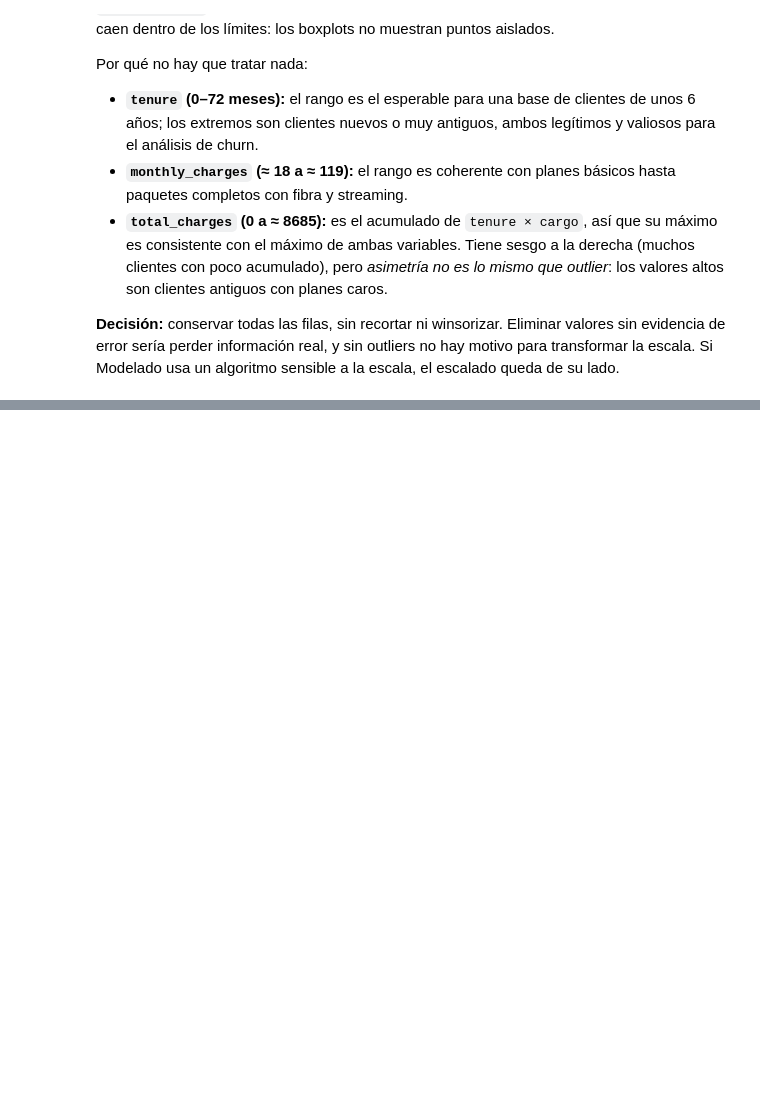
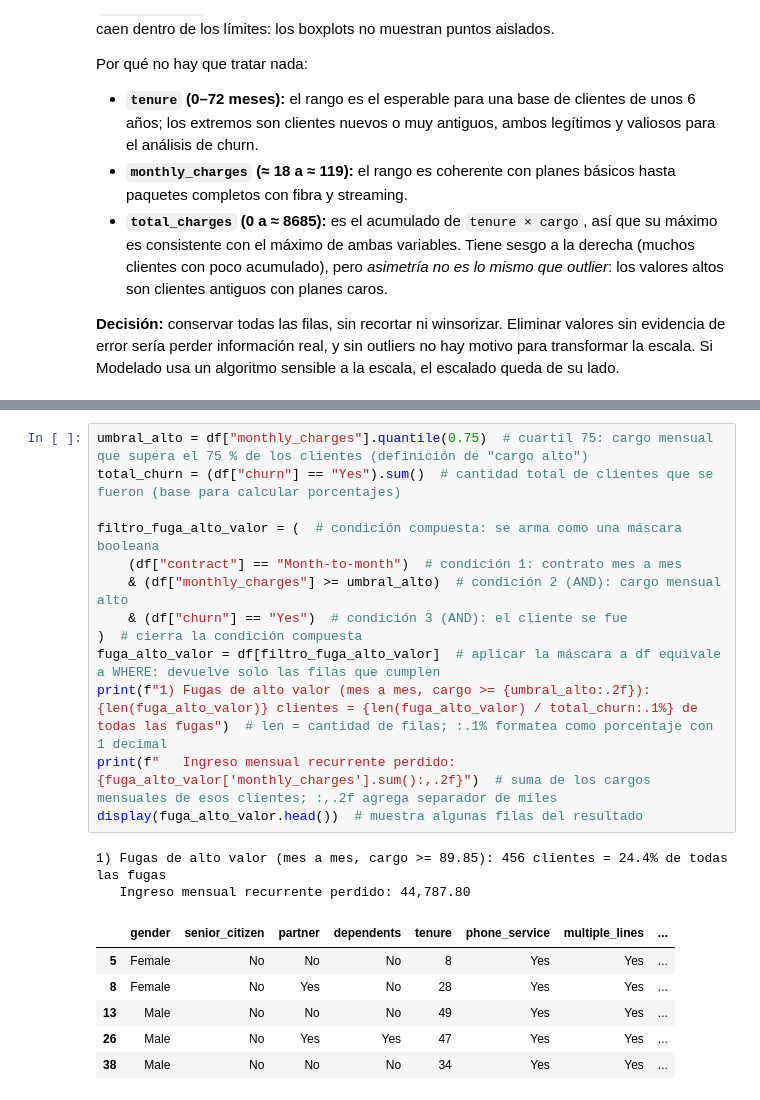
Before and after one commit to arielzamora/tpi-analisis-de-datos, a Jupyter notebook: notebooks/01_prep.ipynb, the cells around one changed output, grey strips where cells are left out. Cells and saved outputs as stored; diff of their text form; blank space fills up the shorter version.

```diff
--- a/notebooks/01_prep.ipynb
+++ b/notebooks/01_prep.ipynb
@@ -539,0 +553,22 @@ Por qué no hay que tratar nada:
+# %%
+umbral_alto = df["monthly_charges"].quantile(0.75)  # cuartil 75: cargo mensual que supera el 75 % de los clientes (definición de "cargo alto")
+total_churn = (df["churn"] == "Yes").sum()  # cantidad total de clientes que se fueron (base para calcular porcentajes)
+
+filtro_fuga_alto_valor = (  # condición compuesta: se arma como una máscara booleana
+    (df["contract"] == "Month-to-month")  # condición 1: contrato mes a mes
+    & (df["monthly_charges"] >= umbral_alto)  # condición 2 (AND): cargo mensual alto
+    & (df["churn"] == "Yes")  # condición 3 (AND): el cliente se fue
+)  # cierra la condición compuesta
+fuga_alto_valor = df[filtro_fuga_alto_valor]  # aplicar la máscara a df equivale a WHERE: devuelve solo las filas que cumplen
+print(f"1) Fugas de alto valor (mes a mes, cargo >= {umbral_alto:.2f}): {len(fuga_alto_valor)} clientes = {len(fuga_alto_valor) / total_churn:.1%} de todas las fugas")  # len = cantidad de filas; :.1% formatea como porcentaje con 1 decimal
+print(f"   Ingreso mensual recurrente perdido: {fuga_alto_valor['monthly_charges'].sum():,.2f}")  # suma de los cargos mensuales de esos clientes; :,.2f agrega separador de miles
+display(fuga_alto_valor.head())  # muestra algunas filas del resultado
+# %% [output]
+1) Fugas de alto valor (mes a mes, cargo >= 89.85): 456 clientes = 24.4% de todas las fugas
+   Ingreso mensual recurrente perdido: 44,787.80
+|  | gender | senior_citizen | partner | dependents | tenure | phone_service | multiple_lines | ... |
+| 5 | Female | No | No | No | 8 | Yes | Yes | ... |
+| 8 | Female | No | Yes | No | 28 | Yes | Yes | ... |
+| 13 | Male | No | No | No | 49 | Yes | Yes | ... |
+| 26 | Male | No | Yes | Yes | 47 | Yes | Yes | ... |
+| 38 | Male | No | No | No | 34 | Yes | Yes | ... |
```
Also changed, not shown: parts of 4 cells of this notebook.
